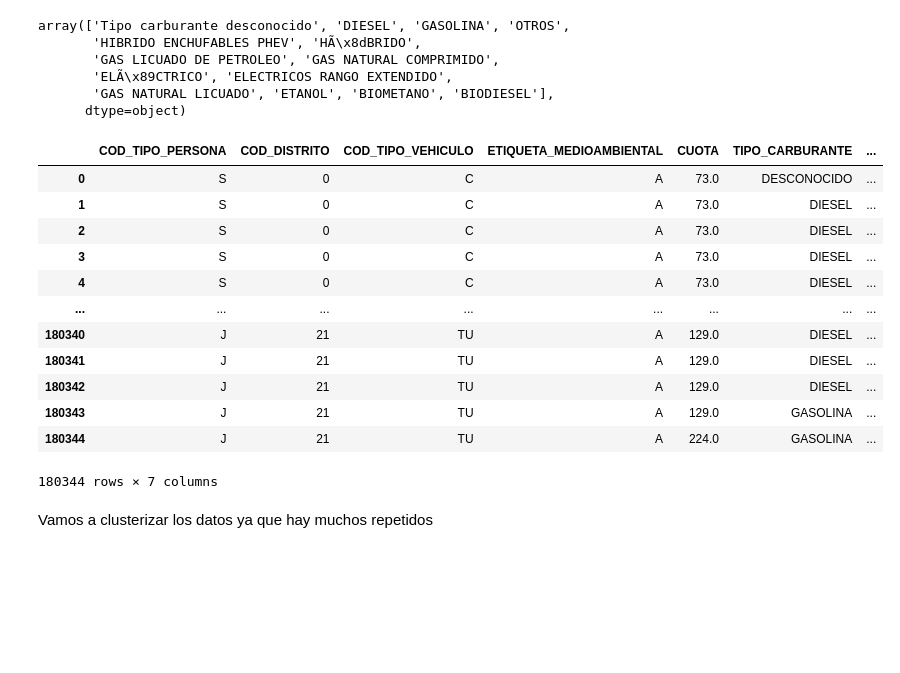
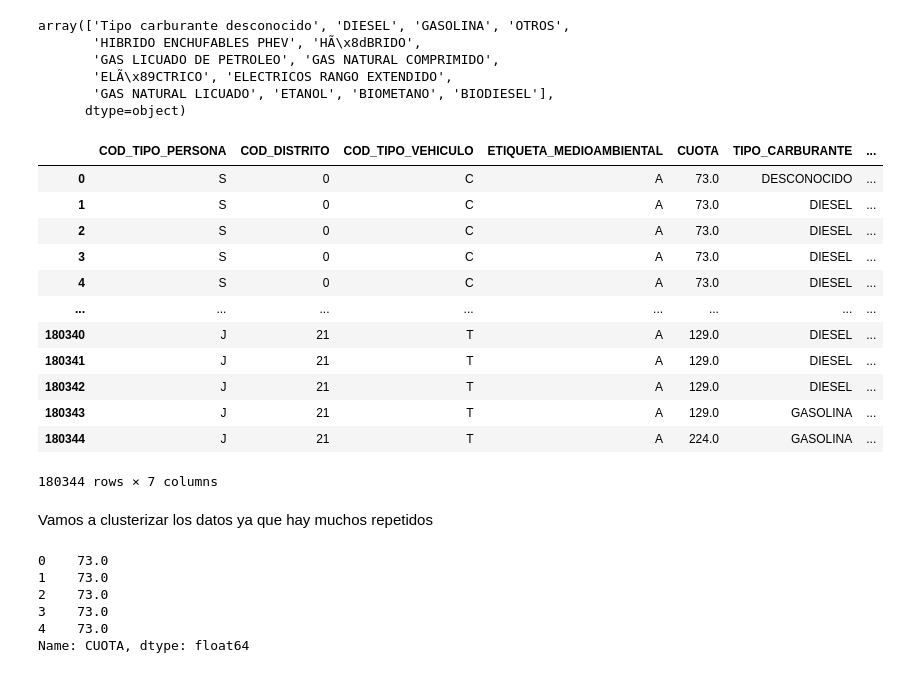
Before and after one commit to lucaramirezo/Traffic-Network-Transparency2.0, a Jupyter notebook: D_BBDD_padron.ipynb, the cells around one changed output. Saved outputs shown, nothing was run; the diff lists cells and outputs as text; code cells hidden in the pictures; blank space fills up the shorter version.

```diff
--- a/D_BBDD_padron.ipynb
+++ b/D_BBDD_padron.ipynb
@@ -65,7 +58,7 @@ for row in zip(cod_veh, tipo_veh):
 ('RE', 'OTROS')
 ('TR', 'TURISMO')
 # %%
-df['COD_TIPO_VEHICULO'] = df['COD_TIPO_VEHICULO'].replace({'CA': 'C', 'MT': 'M', 'RE': 'O', 'TR': 'T'})
+df['COD_TIPO_VEHICULO'] = df['COD_TIPO_VEHICULO'].replace({'CA': 'C', 'MT': 'M', 'RE': 'O', 'TR': 'T', 'TU': 'T'})
 # %%
 cod_veh = df['COD_TIPO_VEHICULO'].unique()
 tipo_veh = df['TIPO_VEHICULO'].unique()
@@ -168,18 +162,27 @@ df.rename(columns={'AÃ\x91O_MATRICULACIÃ\x93N':'Y_MATRICULACION'}, inplace=Tru
 # %%
-df
+df.head()
 # %% [output]
 |  | COD_TIPO_PERSONA | COD_DISTRITO | COD_TIPO_VEHICULO | ETIQUETA_MEDIOAMBIENTAL | CUOTA | TIPO_CARBURANTE | ... |
 | 0 | S | 0 | C | A | 73.0 | DESCONOCIDO | ... |
 | 1 | S | 0 | C | A | 73.0 | DIESEL | ... |
 | 2 | S | 0 | C | A | 73.0 | DIESEL | ... |
 | 3 | S | 0 | C | A | 73.0 | DIESEL | ... |
 | 4 | S | 0 | C | A | 73.0 | DIESEL | ... |
 | ... | ... | ... | ... | ... | ... | ... | ... |
-| 180340 | J | 21 | TU | A | 129.0 | DIESEL | ... |
-| 180341 | J | 21 | TU | A | 129.0 | DIESEL | ... |
-| 180342 | J | 21 | TU | A | 129.0 | DIESEL | ... |
-| 180343 | J | 21 | TU | A | 129.0 | GASOLINA | ... |
-| 180344 | J | 21 | TU | A | 224.0 | GASOLINA | ... |
+| 180340 | J | 21 | T | A | 129.0 | DIESEL | ... |
+| 180341 | J | 21 | T | A | 129.0 | DIESEL | ... |
+| 180342 | J | 21 | T | A | 129.0 | DIESEL | ... |
+| 180343 | J | 21 | T | A | 129.0 | GASOLINA | ... |
+| 180344 | J | 21 | T | A | 224.0 | GASOLINA | ... |
 180344 rows × 7 columns
 # %% [markdown]
 Vamos a clusterizar los datos ya que hay muchos repetidos
+# %%
+df.pop('CUOTA').head()
+# %% [output]
+0    73.0
+1    73.0
+2    73.0
+3    73.0
+4    73.0
+Name: CUOTA, dtype: float64
```
Also changed, not shown: parts of 14 cells of this notebook, 1 other file.
